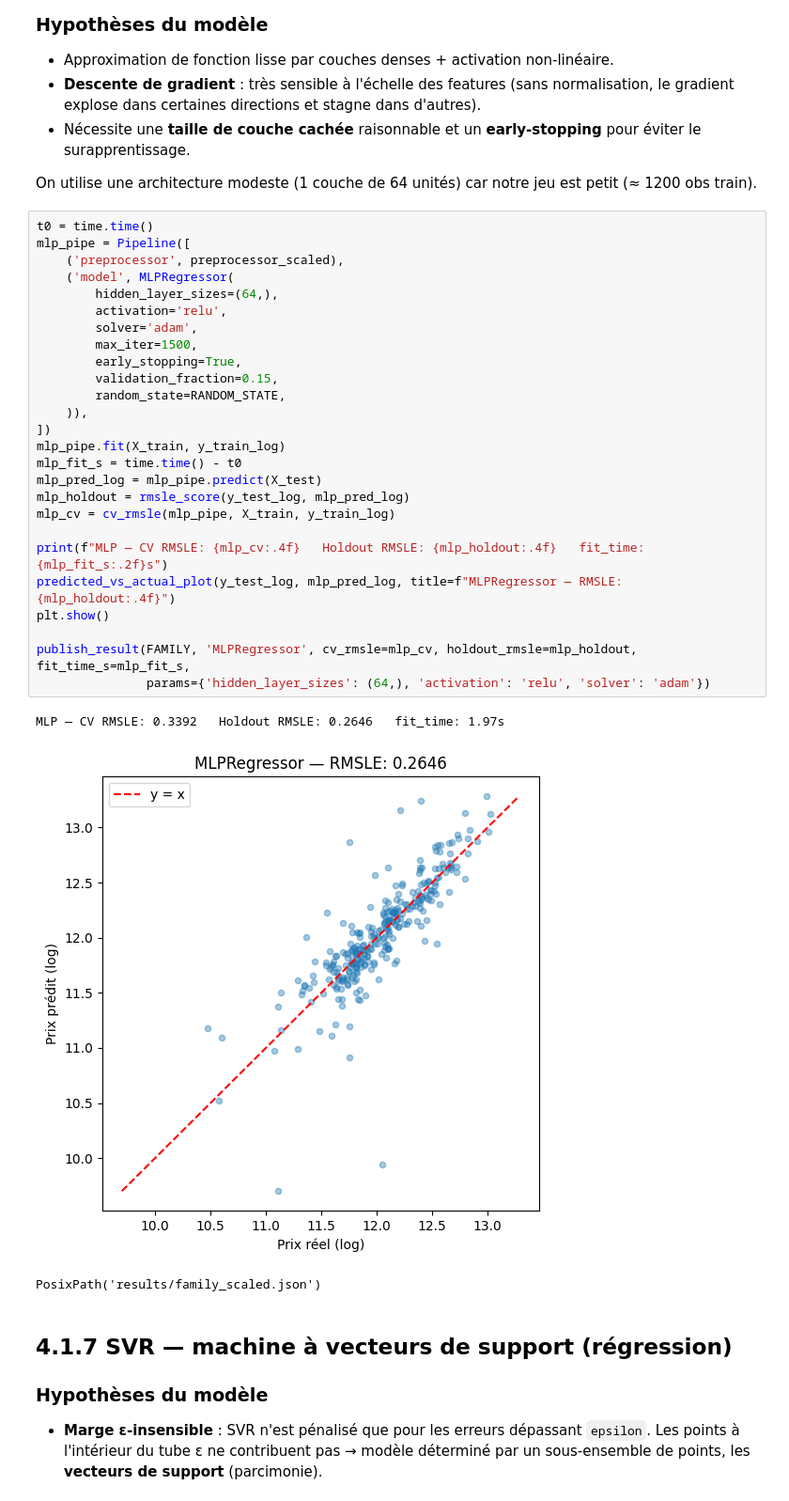
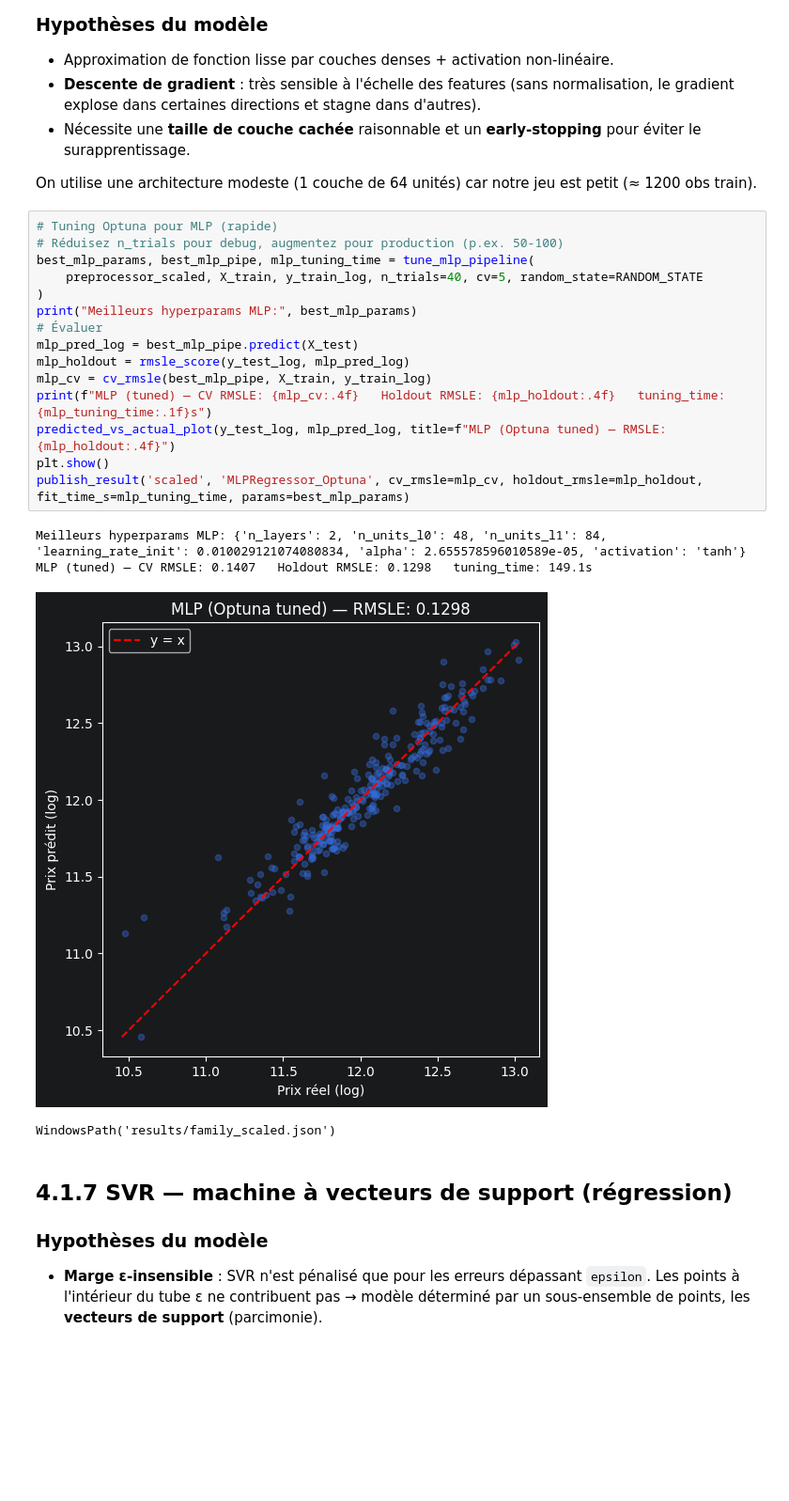
Before and after one commit to NoeBerdoz/predicting-house-prices-ml, a Jupyter notebook: 3a_scaled_models.ipynb, the cells around one changed output. Shown at 94% size. Drawn from its saved outputs; the diff is of its cells as text; blank space fills up the shorter version.

```diff
--- a/3a_scaled_models.ipynb
+++ b/3a_scaled_models.ipynb
@@ -358,35 +359,25 @@ PosixPath('results/family_scaled.json')
 
 On utilise une architecture modeste (1 couche de 64 unités) car notre jeu est petit (≈ 1200 obs train).
 # %%
-t0 = time.time()
-mlp_pipe = Pipeline([
-    ('preprocessor', preprocessor_scaled),
-    ('model', MLPRegressor(
-        hidden_layer_sizes=(64,),
-        activation='relu',
-        solver='adam',
-        max_iter=1500,
-        early_stopping=True,
-        validation_fraction=0.15,
-        random_state=RANDOM_STATE,
-    )),
-])
-mlp_pipe.fit(X_train, y_train_log)
-mlp_fit_s = time.time() - t0
-mlp_pred_log = mlp_pipe.predict(X_test)
+# Tuning Optuna pour MLP (rapide)
+# Réduisez n_trials pour debug, augmentez pour production (p.ex. 50-100)
+best_mlp_params, best_mlp_pipe, mlp_tuning_time = tune_mlp_pipeline(
+    preprocessor_scaled, X_train, y_train_log, n_trials=40, cv=5, random_state=RANDOM_STATE
+)
+print("Meilleurs hyperparams MLP:", best_mlp_params)
+# Évaluer
+mlp_pred_log = best_mlp_pipe.predict(X_test)
 mlp_holdout = rmsle_score(y_test_log, mlp_pred_log)
-mlp_cv = cv_rmsle(mlp_pipe, X_train, y_train_log)
-
-print(f"MLP — CV RMSLE: {mlp_cv:.4f}   Holdout RMSLE: {mlp_holdout:.4f}   fit_time: {mlp_fit_s:.2f}s")
-predicted_vs_actual_plot(y_test_log, mlp_pred_log, title=f"MLPRegressor — RMSLE: {mlp_holdout:.4f}")
+mlp_cv = cv_rmsle(best_mlp_pipe, X_train, y_train_log)
+print(f"MLP (tuned) — CV RMSLE: {mlp_cv:.4f}   Holdout RMSLE: {mlp_holdout:.4f}   tuning_time: {mlp_tuning_time:.1f}s")
+predicted_vs_actual_plot(y_test_log, mlp_pred_log, title=f"MLP (Optuna tuned) — RMSLE: {mlp_holdout:.4f}")
 plt.show()
-
-publish_result(FAMILY, 'MLPRegressor', cv_rmsle=mlp_cv, holdout_rmsle=mlp_holdout, fit_time_s=mlp_fit_s,
-               params={'hidden_layer_sizes': (64,), 'activation': 'relu', 'solver': 'adam'})
+publish_result('scaled', 'MLPRegressor_Optuna', cv_rmsle=mlp_cv, holdout_rmsle=mlp_holdout, fit_time_s=mlp_tuning_time, params=best_mlp_params)
 # %% [output]
-MLP — CV RMSLE: 0.3392   Holdout RMSLE: 0.2646   fit_time: 1.97s
+Meilleurs hyperparams MLP: {'n_layers': 2, 'n_units_l0': 48, 'n_units_l1': 84, 'learning_rate_init': 0.010029121074080834, 'alpha': 2.655578596010589e-05, 'activation': 'tanh'}
+MLP (tuned) — CV RMSLE: 0.1407   Holdout RMSLE: 0.1298   tuning_time: 149.1s
-[figure, old version]
+[figure, new version]
-PosixPath('results/family_scaled.json')
+WindowsPath('results/family_scaled.json')
 # %% [markdown]
 ## 4.1.7 SVR — machine à vecteurs de support (régression)
 
```
Also changed, not shown: parts of 12 cells of this notebook, 2 other files.
